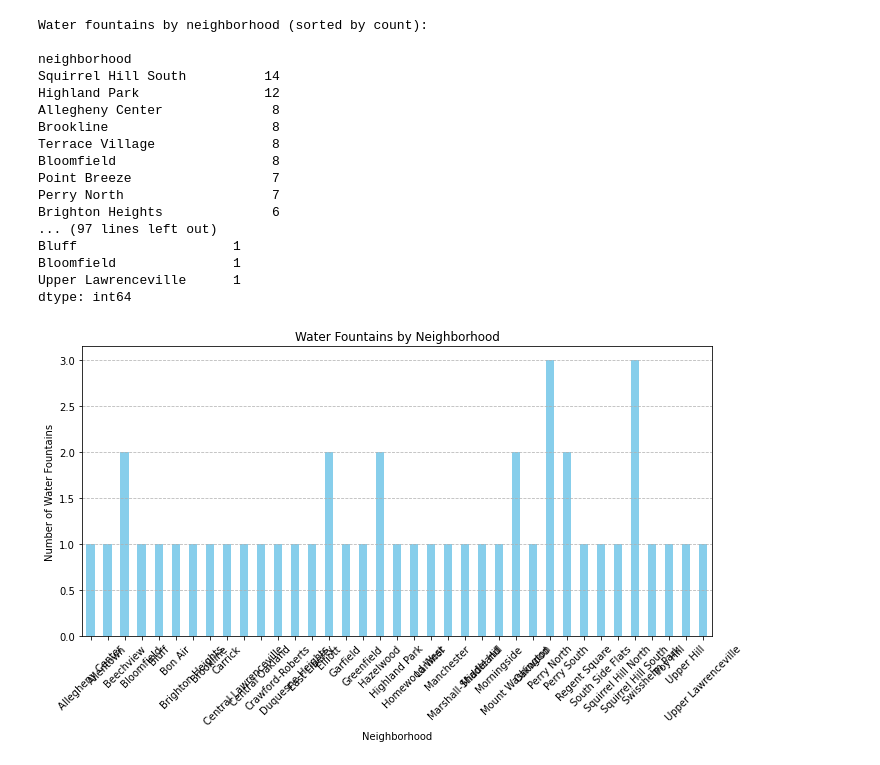
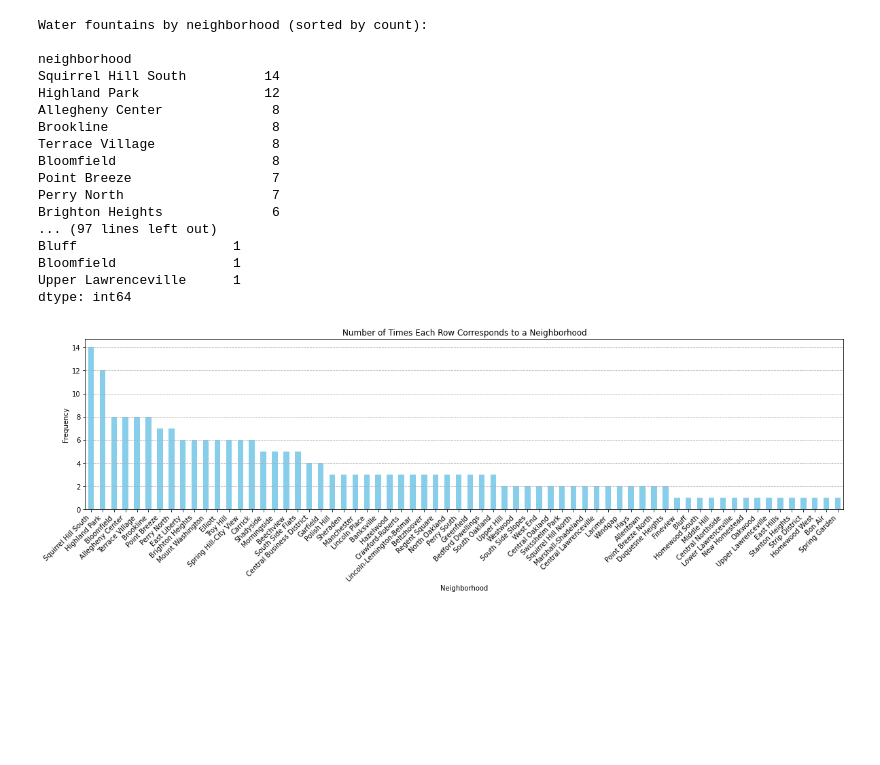
Before and after one commit to remysedlak/0010-final, a Jupyter notebook: rjs243-Final-Project/Remys work/Untitled.ipynb, the cells around one changed output. Cells and saved outputs as stored; diff of their text form; code cells hidden in the pictures; blank space fills up the shorter version.

```diff
--- a/rjs243-Final-Project/Remys work/Untitled.ipynb
+++ b/rjs243-Final-Project/Remys work/Untitled.ipynb
@@ -34,36 +34,39 @@ neighborhood_counts = most_dependable_df.groupby('neighborhood').size()
 
 # Sort the counts in descending order to get the rank
 neighborhood_rank = neighborhood_counts.sort_values(ascending=False)
 
 # Print the ranked neighborhoods
 print("Neighborhoods ranked by 'Most Dependable' count:")
 print(neighborhood_rank)
 
-plt.figure(figsize=(10, 6))
+neighborhood_counts = df['neighborhood'].value_counts()
+
+# Plotting
+plt.figure(figsize=(20, 6))  # Increase the figure width for better spacing
 neighborhood_counts.plot(kind='bar', color='skyblue')
-plt.title('Water Fountains by Neighborhood')
+plt.title('Number of Times Each Row Corresponds to a Neighborhood')
 plt.xlabel('Neighborhood')
-plt.ylabel('Number of Water Fountains')
-plt.xticks(rotation=45)
+plt.ylabel('Frequency')
+plt.xticks(rotation=45, ha='right')  # Rotate labels and adjust alignment
+plt.subplots_adjust(bottom=0.3)  # Adjust bottom margin to increase space
 plt.grid(axis='y', linestyle='--', alpha=0.9)
-plt.tight_layout()
 plt.show()
 # %% [output]
 Water fountains by neighborhood (sorted by count):
 
 neighborhood
 Squirrel Hill South          14
 Highland Park                12
 Allegheny Center              8
 Brookline                     8
 Terrace Village               8
 Bloomfield                    8
 Point Breeze                  7
 Perry North                   7
 Brighton Heights              6
 ... (97 lines left out)
 Bluff                    1
 Bloomfield               1
 Upper Lawrenceville      1
 dtype: int64
-[figure, old version]
+[figure, new version]
```
Also changed, not shown: 1 other file.
